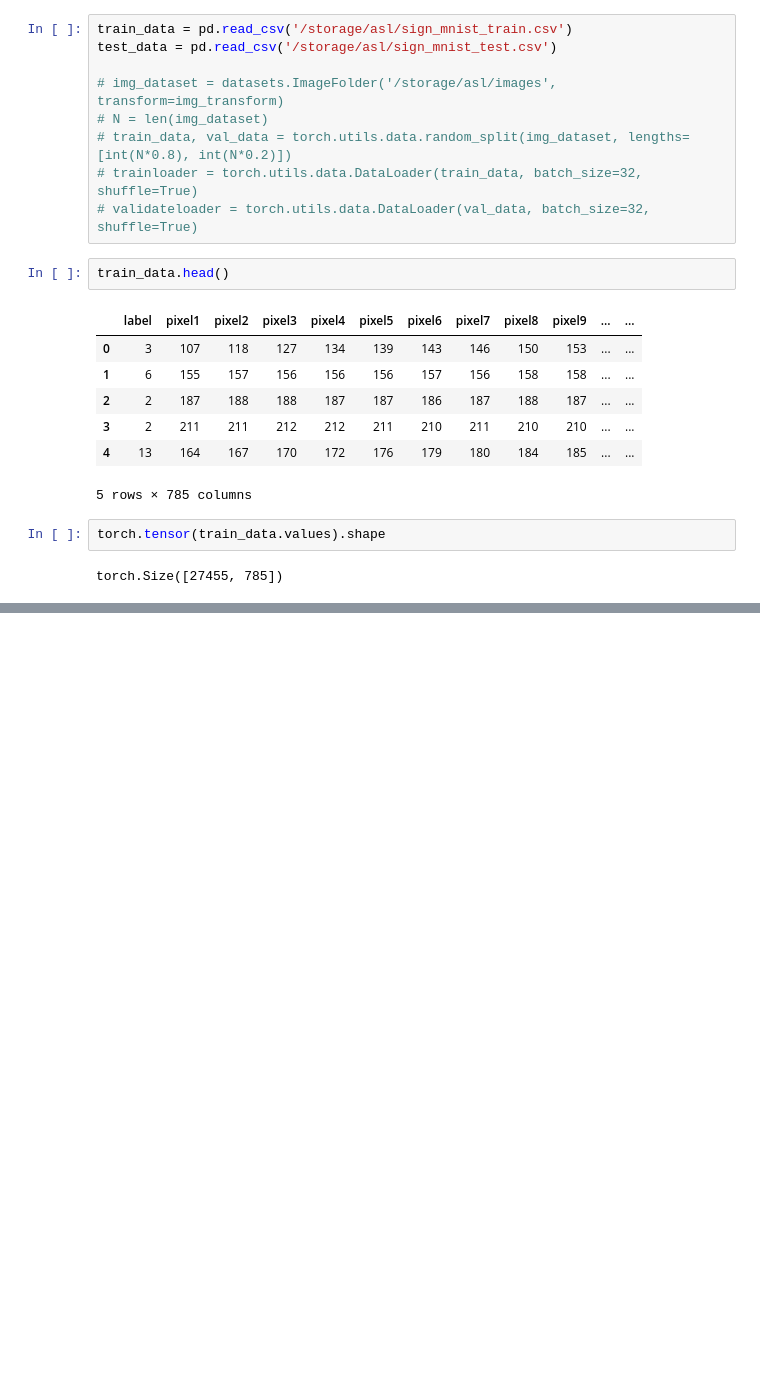
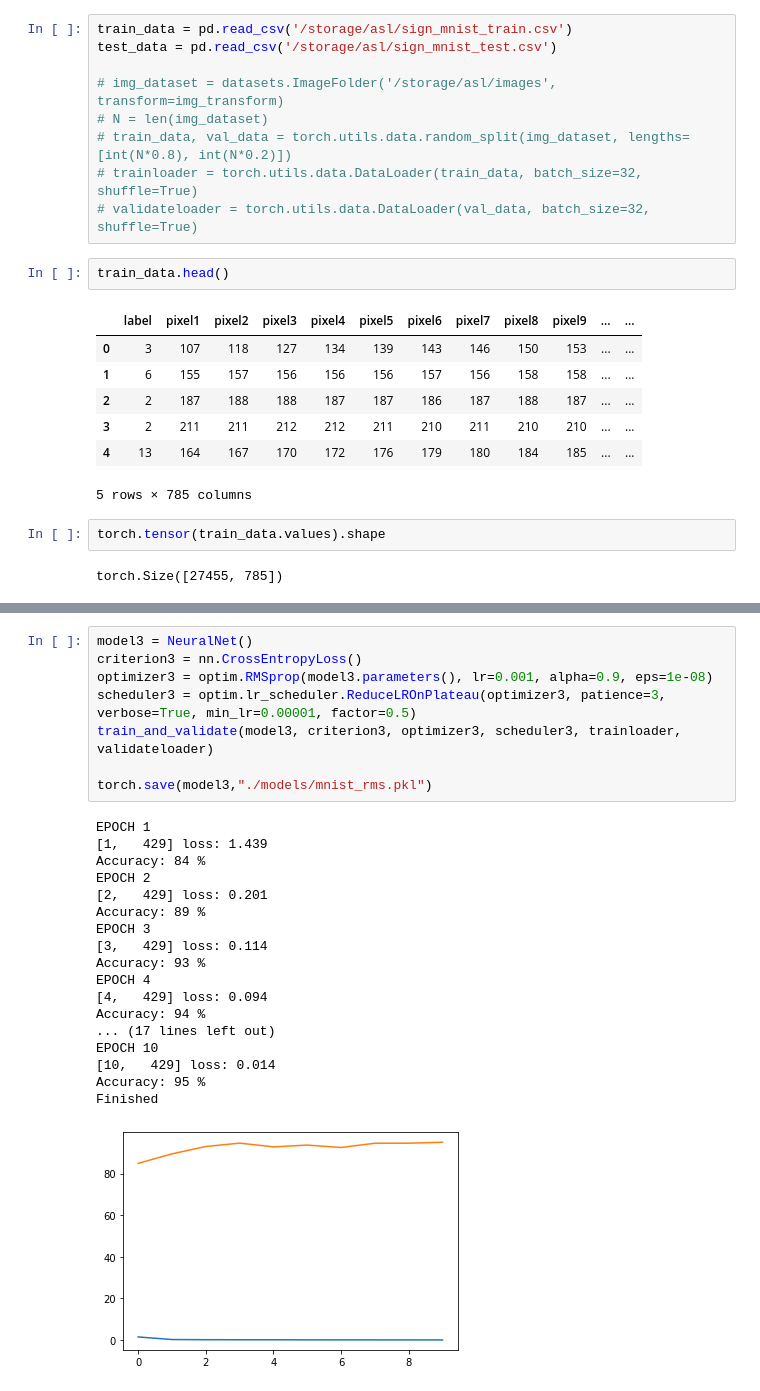
Before and after one commit to gracekang2/asl-alphabet-classifier, a Jupyter notebook: train_model.ipynb, the cells around one changed output, grey strips where cells are left out. Saved outputs shown, nothing was run; the diff lists cells and outputs as text; blank space fills up the shorter version.

```diff
--- a/train_model.ipynb
+++ b/train_model.ipynb
@@ -322,0 +362,27 @@ Finished
+# %%
+model3 = NeuralNet()
+criterion3 = nn.CrossEntropyLoss()
+optimizer3 = optim.RMSprop(model3.parameters(), lr=0.001, alpha=0.9, eps=1e-08)
+scheduler3 = optim.lr_scheduler.ReduceLROnPlateau(optimizer3, patience=3, verbose=True, min_lr=0.00001, factor=0.5)
+train_and_validate(model3, criterion3, optimizer3, scheduler3, trainloader, validateloader)
+
+torch.save(model3,"./models/mnist_rms.pkl")
+# %% [output]
+EPOCH 1
+[1,   429] loss: 1.439
+Accuracy: 84 %
+EPOCH 2
+[2,   429] loss: 0.201
+Accuracy: 89 %
+EPOCH 3
+[3,   429] loss: 0.114
+Accuracy: 93 %
+EPOCH 4
+[4,   429] loss: 0.094
+Accuracy: 94 %
+... (17 lines left out)
+EPOCH 10
+[10,   429] loss: 0.014
+Accuracy: 95 %
+Finished
+[figure, added]
```
Also changed, not shown: parts of 21 cells of this notebook, 5 other files.
